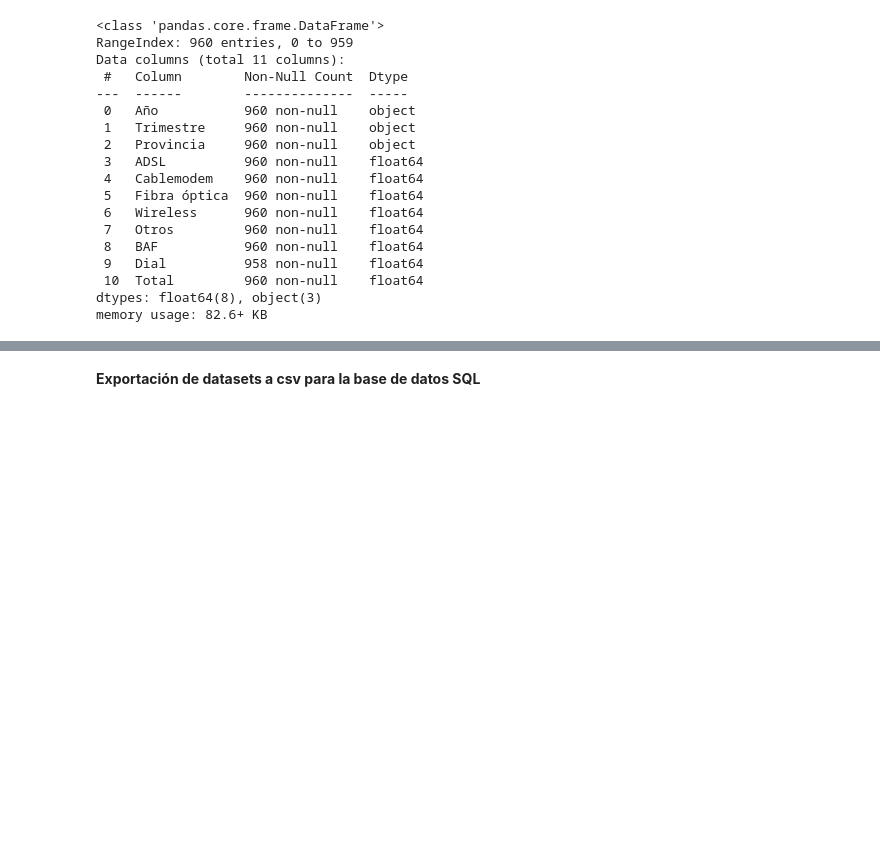
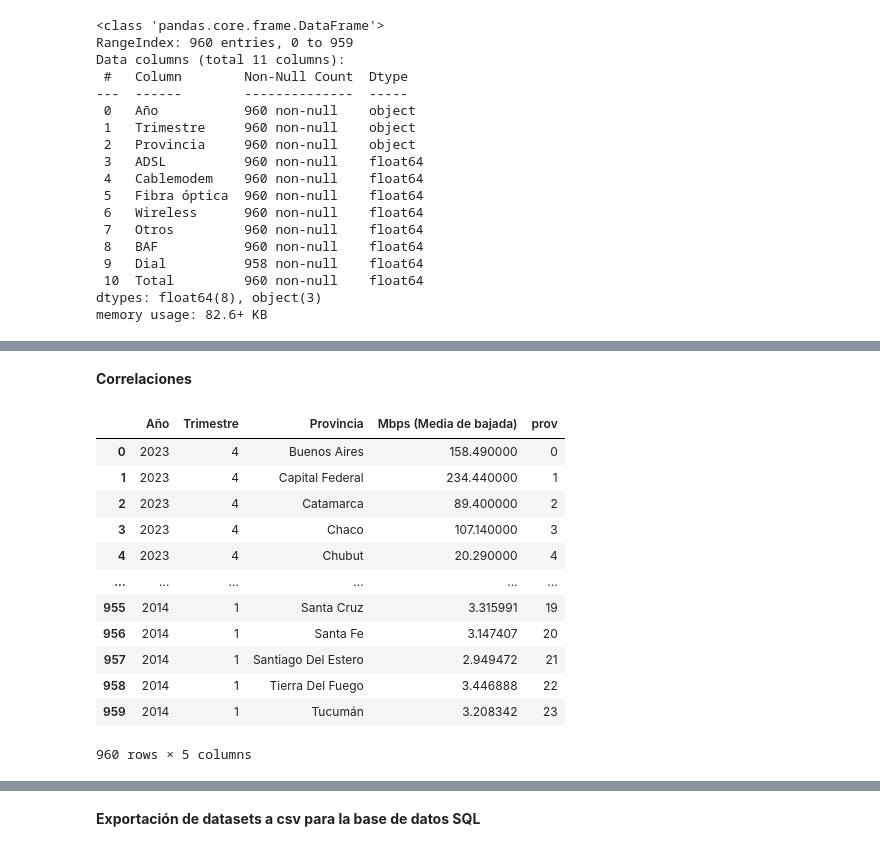
Before and after one commit to FSanchezB/Analisis-de-data-internet-en-Argentina, a Jupyter notebook: Notebooks/EDA.ipynb, the cells around one changed output, grey strips where cells are left out. Saved outputs shown, nothing was run; the diff lists cells and outputs as text; code cells hidden in the pictures; blank space fills up the shorter version.

```diff
--- a/Notebooks/EDA.ipynb
+++ b/Notebooks/EDA.ipynb
@@ -613,0 +626,21 @@ tecnologias.describe()
+# %% [markdown]
+**Correlaciones**
+# %%
+from sklearn.preprocessing import LabelEncoder
+le=LabelEncoder()
+velocidad_provincia['prov']=le.fit_transform(velocidad_provincia['Provincia'])
+velocidad_provincia
+# %% [output]
+|  | Año | Trimestre | Provincia | Mbps (Media de bajada) | prov |
+| 0 | 2023 | 4 | Buenos Aires | 158.490000 | 0 |
+| 1 | 2023 | 4 | Capital Federal | 234.440000 | 1 |
+| 2 | 2023 | 4 | Catamarca | 89.400000 | 2 |
+| 3 | 2023 | 4 | Chaco | 107.140000 | 3 |
+| 4 | 2023 | 4 | Chubut | 20.290000 | 4 |
+| ... | ... | ... | ... | ... | ... |
+| 955 | 2014 | 1 | Santa Cruz | 3.315991 | 19 |
+| 956 | 2014 | 1 | Santa Fe | 3.147407 | 20 |
+| 957 | 2014 | 1 | Santiago Del Estero | 2.949472 | 21 |
+| 958 | 2014 | 1 | Tierra Del Fuego | 3.446888 | 22 |
+| 959 | 2014 | 1 | Tucumán | 3.208342 | 23 |
+960 rows × 5 columns
```
Also changed, not shown: parts of 10 cells of this notebook, 3 other files.
